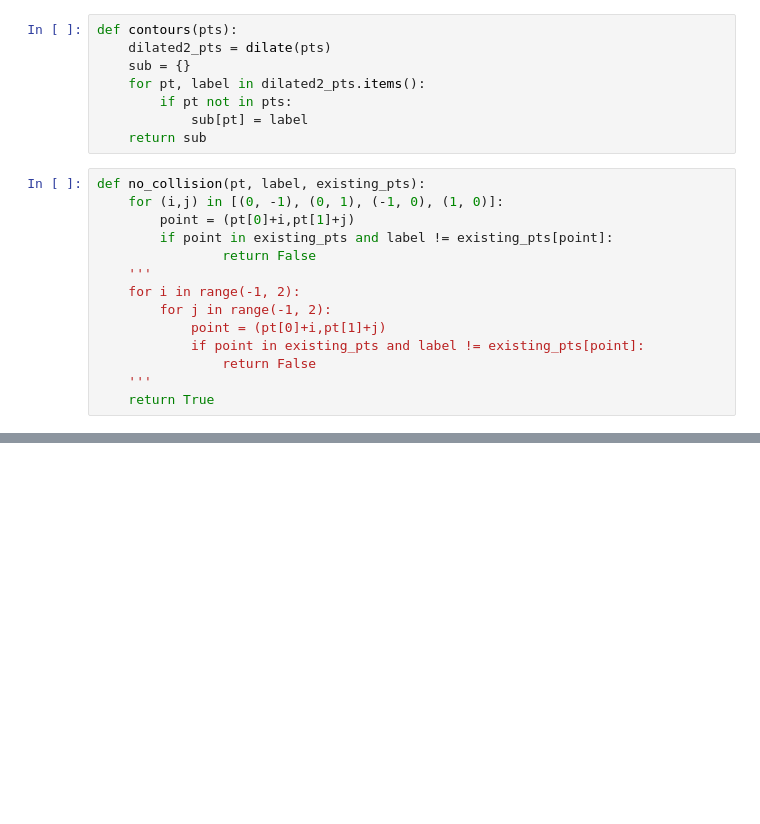
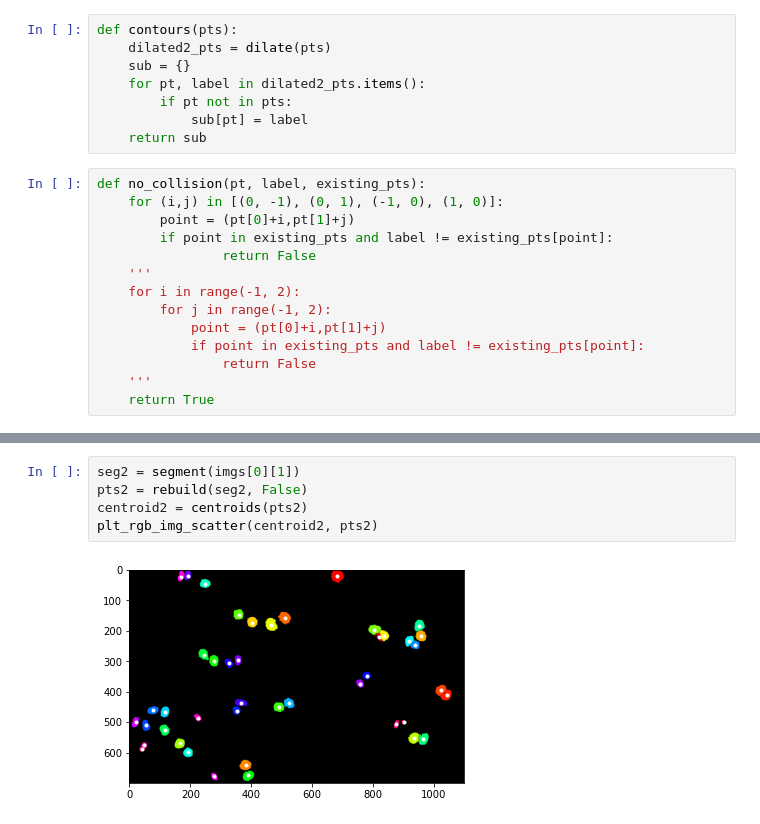
Before and after one commit to moates695/cs9517_Group_Project, a Jupyter notebook: marcus/updated_functions.ipynb, the cells around one changed output, grey strips where cells are left out. Cells and saved outputs as stored; diff of their text form; blank space fills up the shorter version.

```diff
--- a/marcus/updated_functions.ipynb
+++ b/marcus/updated_functions.ipynb
@@ -235,0 +255,7 @@ print(centroid)
+# %%
+seg2 = segment(imgs[0][1])
+pts2 = rebuild(seg2, False)
+centroid2 = centroids(pts2)
+plt_rgb_img_scatter(centroid2, pts2)
+# %% [output]
+[figure, added]
```
Also changed, not shown: parts of 14 cells of this notebook.
